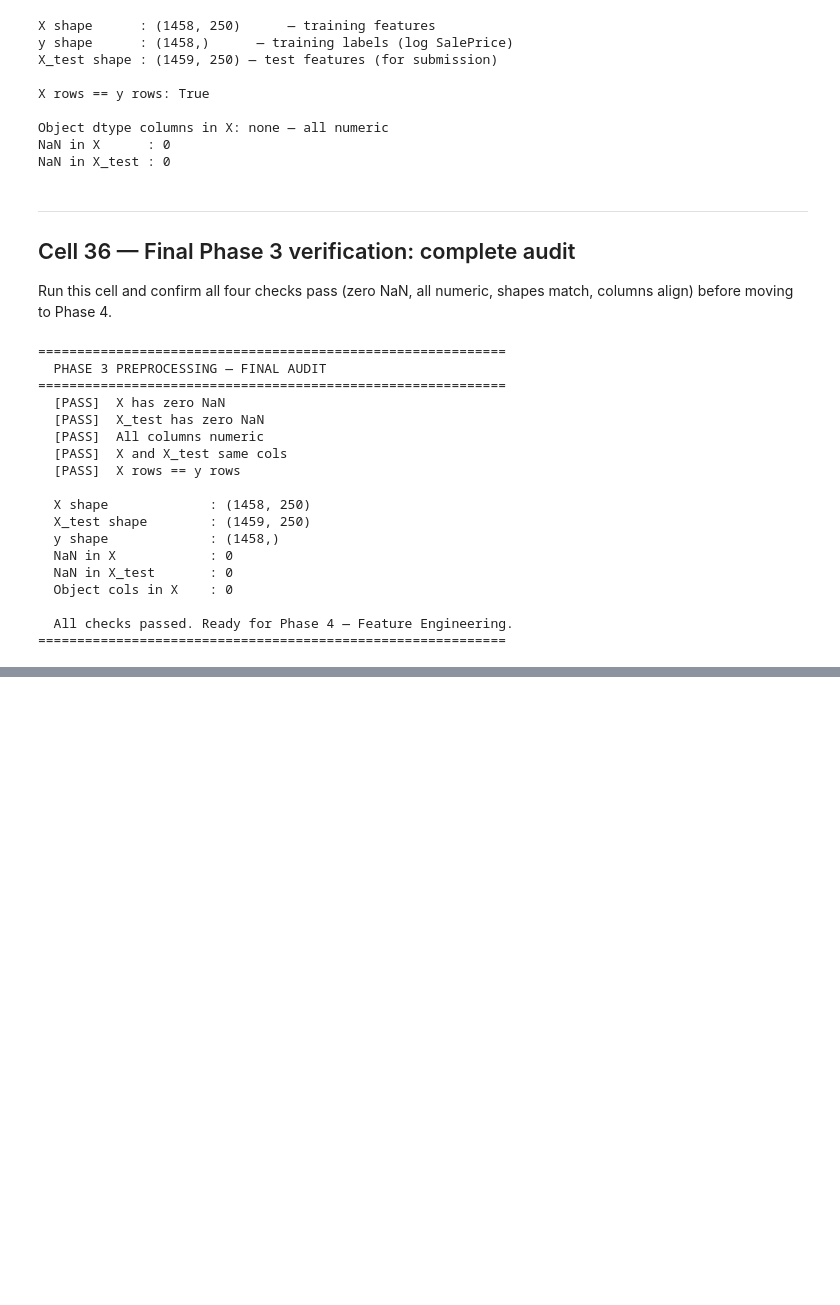
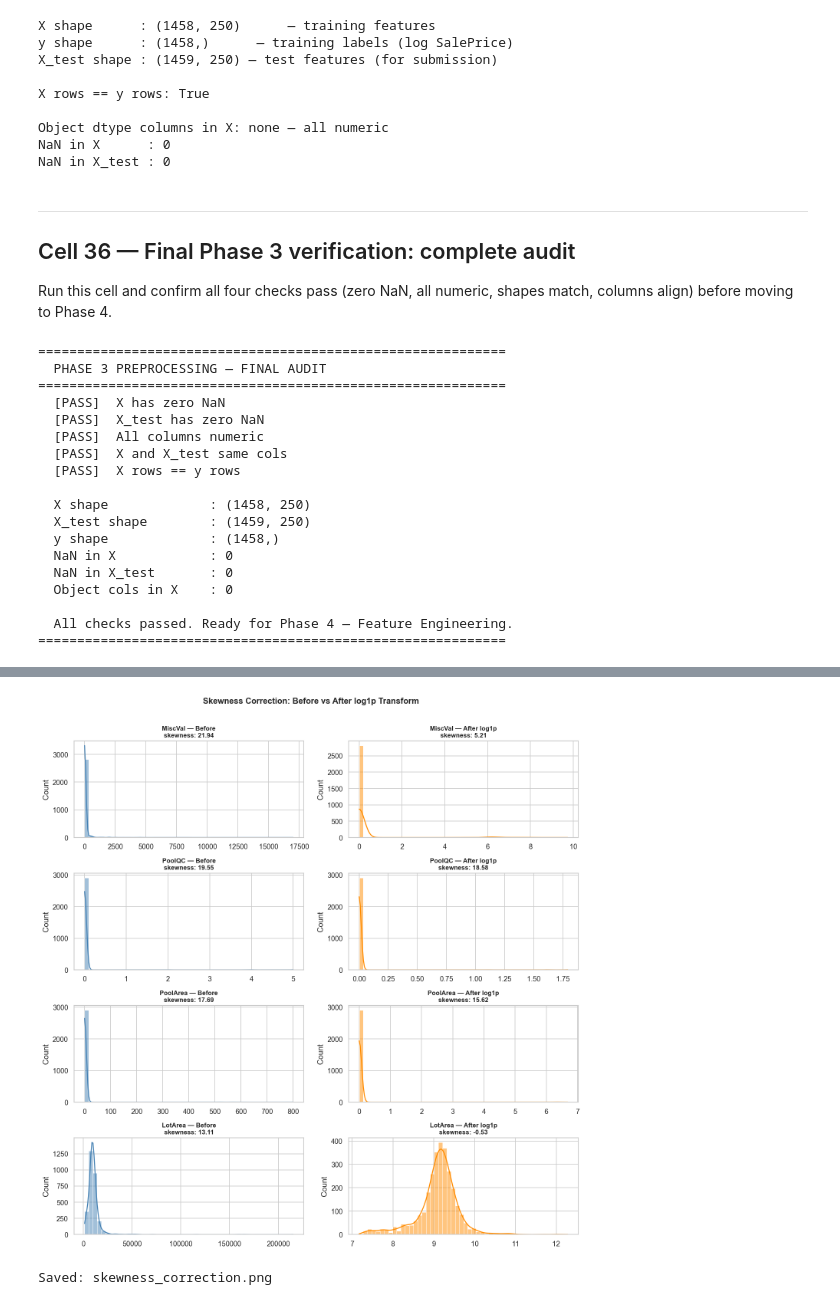
Before and after one commit to mayaankhan09/kaggle-housing-prices, a Jupyter notebook: notebooks/housing_pipeline.ipynb, the cells around one changed output, grey strips where cells are left out. Saved outputs shown, nothing was run; the diff lists cells and outputs as text; code cells hidden in the pictures; blank space fills up the shorter version.

```diff
--- a/notebooks/housing_pipeline.ipynb
+++ b/notebooks/housing_pipeline.ipynb
@@ -1630,0 +1943,20 @@ print('=' * 60)
+# %%
+# Identify all newly created columns
+original_cols  = list(X.columns) + ['_is_train']
+new_feat_cols  = [c for c in df.columns if c not in original_cols and c != 'YrSold_num']
+
+print(f'Total new features engineered: {len(new_feat_cols)}')
+print()
+
+groups = {
+    'Area aggregates' : [c for c in new_feat_cols if any(x in c for x in ['SF', 'Area', 'Bath'])],
+    'Age features'    : [c for c in new_feat_cols if any(x in c for x in ['Age', 'New', 'Remod'])],
+    'Binary flags'    : [c for c in new_feat_cols if c.startswith('Has')],
+    'Interactions'    : [c for c in new_feat_cols if any(x in c for x in ['Qual', 'Score', 'Ratio', 'Room', 'sq'])],
+}
+
+for group, cols in groups.items():
+    print(f'{group} ({len(cols)}):')
+    for c in cols:
+        print(f'  {c}')
+    print()
@@ -1630,0 +2104,43 @@ print('=' * 60)
+# %%
+# Show before/after for the 4 most skewed features
+# (we plot from the skewness ranking computed before transform)
+top4_skewed = [col for col, _, _ in transformed[:4]]
+
+if top4_skewed:
+    fig, axes = plt.subplots(len(top4_skewed), 2,
+                             figsize=(12, 3 * len(top4_skewed)))
+    if len(top4_skewed) == 1:
+        axes = [axes]
+
+    for i, col in enumerate(top4_skewed):
+        # After-transform values are already in df
+        after_vals  = df[col]
+        # Reconstruct before values by reversing log1p (expm1)
+        before_vals = np.expm1(after_vals)
+
+        orig_skew = [b for c, b, _ in transformed if c == col][0]
+        new_skew  = [a for c, _, a in transformed if c == col][0]
+
+        # Before
+        ax = axes[i][0]
+        sns.histplot(before_vals, kde=True, ax=ax, color='steelblue', bins=50)
+        ax.set_title(f'{col} — Before\nskewness: {orig_skew:.2f}',
+                     fontsize=10, fontweight='bold')
+        ax.set_xlabel('')
+
+        # After
+        ax = axes[i][1]
+        sns.histplot(after_vals, kde=True, ax=ax, color='darkorange', bins=50)
+        ax.set_title(f'{col} — After log1p\nskewness: {new_skew:.2f}',
+                     fontsize=10, fontweight='bold')
+        ax.set_xlabel('')
+
+    plt.suptitle('Skewness Correction: Before vs After log1p Transform',
+                 fontsize=13, fontweight='bold', y=1.01)
+    plt.tight_layout()
+    plt.savefig('skewness_correction.png', bbox_inches='tight', dpi=150)
+    plt.show()
+    print('Saved: skewness_correction.png')
+# %% [output]
+[figure, added]
+Saved: skewness_correction.png
```
Also changed, not shown: parts of 88 cells of this notebook, 20 other files.
